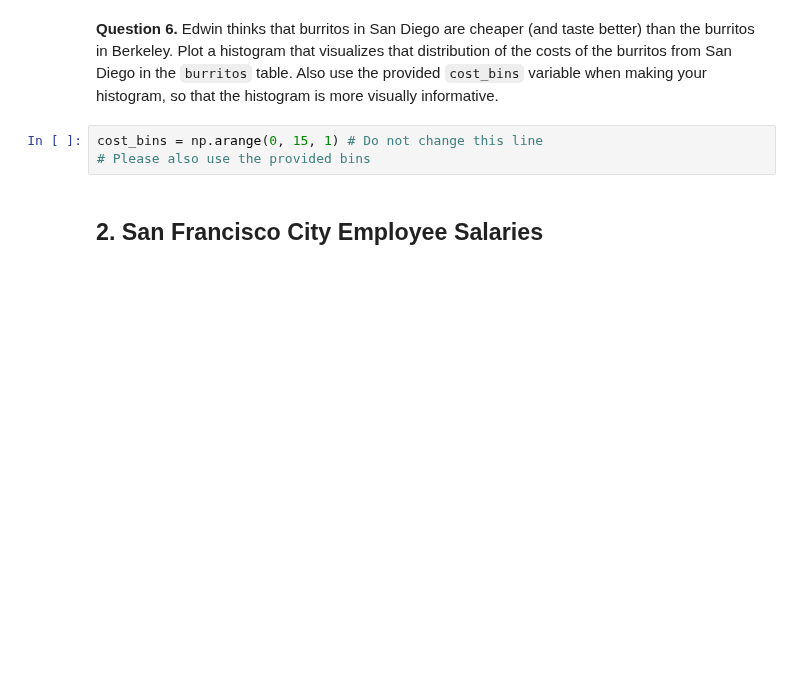
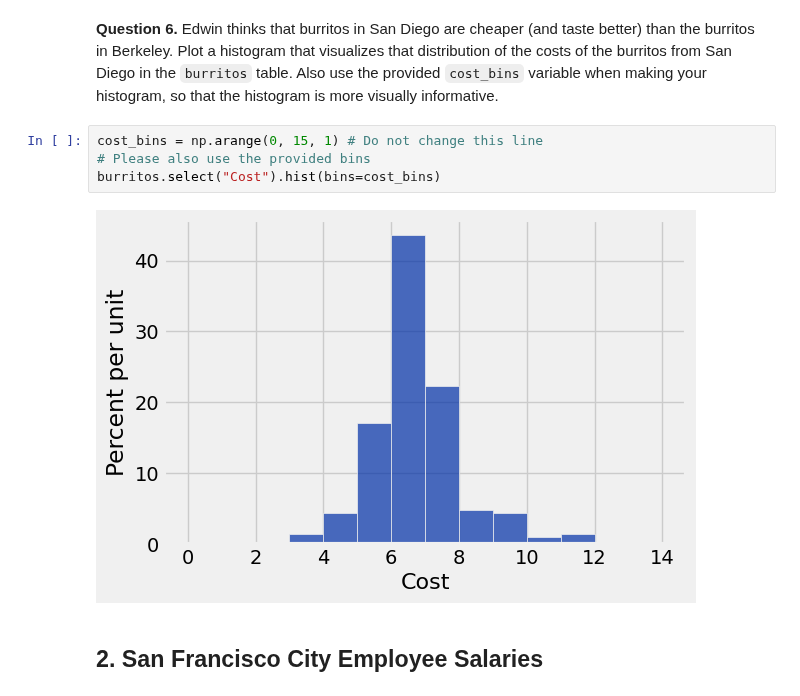
Before and after one commit to bwinterstein/Intro-Data, a Jupyter notebook: Homework/hw04.ipynb, the cells around one changed output. Cells and saved outputs as stored; diff of their text form; blank space fills up the shorter version.

```diff
--- a/Homework/hw04.ipynb
+++ b/Homework/hw04.ipynb
@@ -164,6 +166,9 @@ q1_5 results: All test cases passed!
 # %%
 cost_bins = np.arange(0, 15, 1) # Do not change this line
 # Please also use the provided bins
+burritos.select("Cost").hist(bins=cost_bins)
+# %% [output]
+[figure, added]
 # %% [markdown]
 ## 2. San Francisco City Employee Salaries
 # %% [markdown]
```
Also changed, not shown: parts of 12 cells of this notebook, 2 other files.
